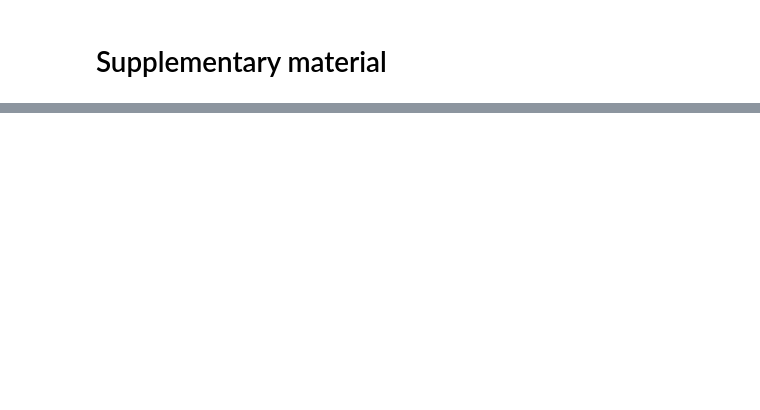
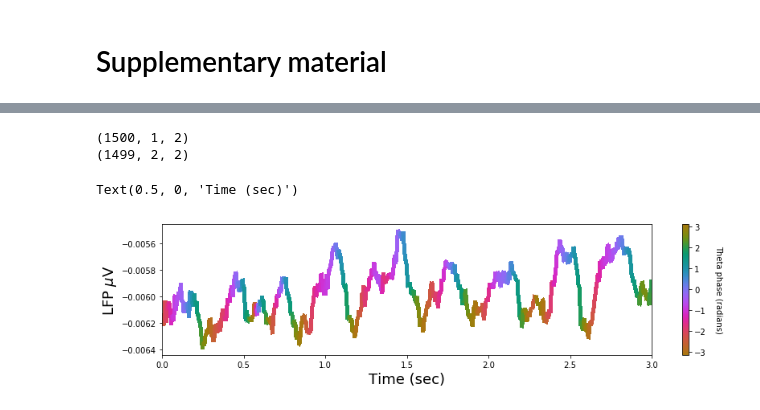
Before and after one commit to DiogoSantosPata/normaliser, a Jupyter notebook: V2_Analisys.ipynb, the cells around one changed output, grey strips where cells are left out. Saved outputs shown, nothing was run; the diff lists cells and outputs as text; code cells hidden in the pictures; blank space fills up the shorter version.

```diff
--- a/V2_Analisys.ipynb
+++ b/V2_Analisys.ipynb
@@ -1985,0 +2211,38 @@ ax.spines['top'].set_visible(False)
+# %%
+# set up a list of (x,y) points
+points = np.array([x,y]).transpose().reshape(-1,1,2)
+print( points.shape)  # Out: (len(x),1,2)
+
+# set up a list of segments
+segs = np.concatenate([points[:-1],points[1:]],axis=1)
+print( segs.shape)  # Out: ( len(x)-1, 2, 2 )
+                  # see what we've done here -- we've mapped our (x,y)
+                  # points to an array of segment start/end coordinates.
+                  # segs[i,0,:] == segs[i-1,1,:]
+
+# make the collection of segments
+lc = LineCollection(segs, cmap=cmocean.cm.phase, linewidth=4, antialiaseds=False)
+lc.set_array(t) # color the segments by our parameter
+
+# plot the collection
+fig = plt.figure(figsize=(30,3))
+ax = fig.add_subplot(121)
+
+plt.gca().add_collection(lc) # add the collection to the plot
+plt.xlim(x.min(), x.max()) # line collections don't auto-scale the plot
+# plt.ylim(y.min()*1.1, y.max()*1.1)
+plt.ylim(-0.006439802129239476, -0.005449797328503205)
+
+cbar = fig.colorbar(lc)
+cbar.set_label('Theta phase (radians)', rotation=270, labelpad=20)
+
+fig.set_facecolor('xkcd:white')
+
+
+plt.ylabel(r'LFP $\mu$V', fontsize=18)
+plt.xlabel('Time (sec)', fontsize=18)
+# %% [output]
+(1500, 1, 2)
+(1499, 2, 2)
+Text(0.5, 0, 'Time (sec)')
+[figure, added]
```
Also changed, not shown: parts of 12 cells of this notebook.
